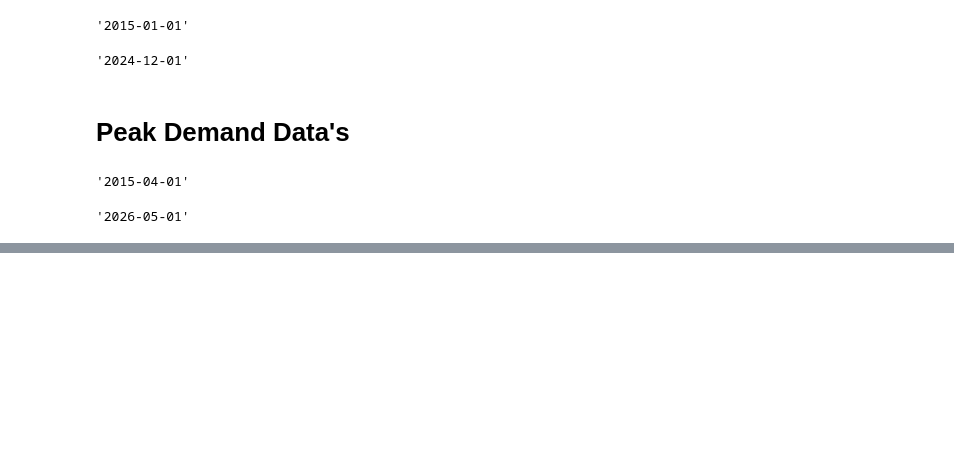
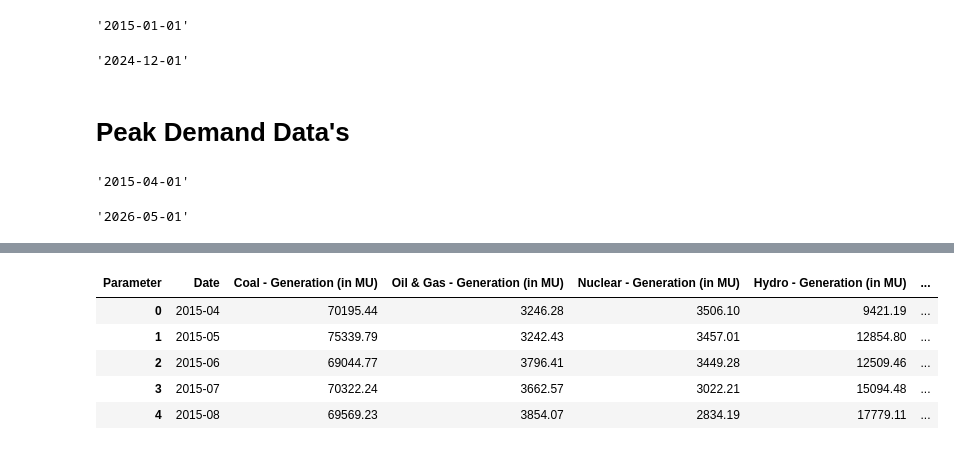
Before and after one commit to tamil43/Final-year-project-2027, a Jupyter notebook: Electricity Demand and Supply Forecasting/Data_pre_processing/exploring_data.ipynb, the cells around one changed output, grey strips where cells are left out. Saved outputs shown, nothing was run; the diff lists cells and outputs as text; code cells hidden in the pictures; blank space fills up the shorter version.

```diff
--- a/Electricity Demand and Supply Forecasting/Data_pre_processing/exploring_data.ipynb
+++ b/Electricity Demand and Supply Forecasting/Data_pre_processing/exploring_data.ipynb
@@ -58,0 +73,9 @@ df1["Date"].max()
+# %%
+df.head()
+# %% [output]
+| Parameter | Date | Coal - Generation (in MU) | Oil & Gas - Generation (in MU) | Nuclear - Generation (in MU) | Hydro - Generation (in MU) | ... |
+| 0 | 2015-04 | 70195.44 | 3246.28 | 3506.10 | 9421.19 | ... |
+| 1 | 2015-05 | 75339.79 | 3242.43 | 3457.01 | 12854.80 | ... |
+| 2 | 2015-06 | 69044.77 | 3796.41 | 3449.28 | 12509.46 | ... |
+| 3 | 2015-07 | 70322.24 | 3662.57 | 3022.21 | 15094.48 | ... |
+| 4 | 2015-08 | 69569.23 | 3854.07 | 2834.19 | 17779.11 | ... |
```
Also changed, not shown: parts of 10 cells of this notebook, 20 other files.
